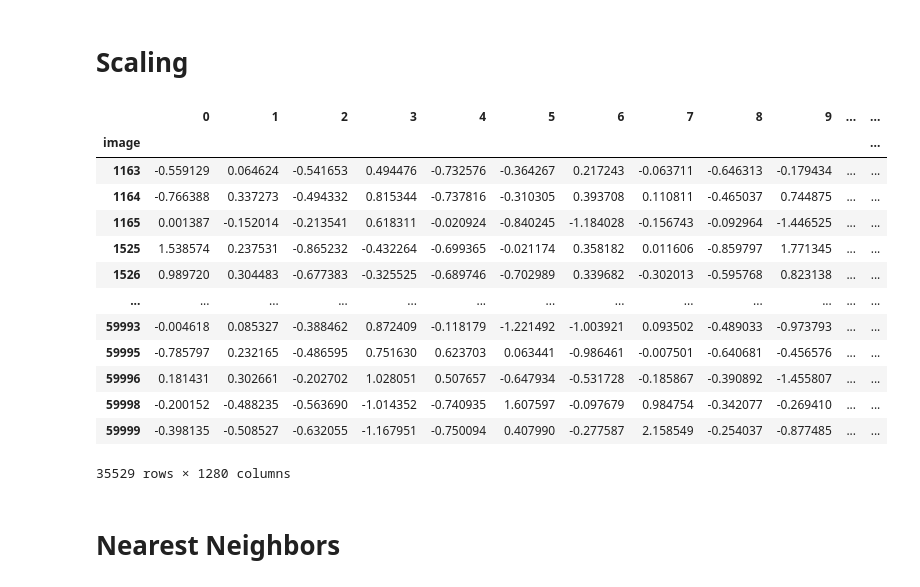
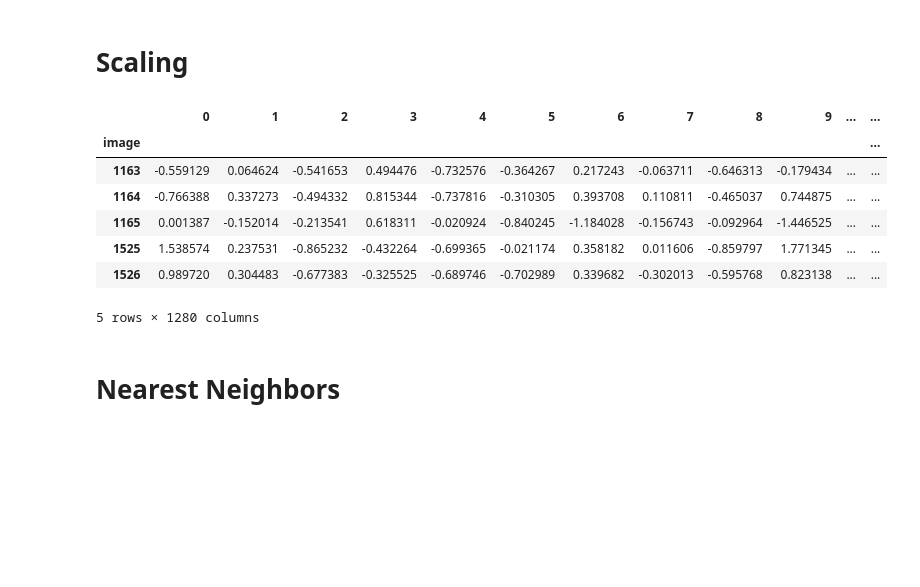
Before and after one commit to zeinovich/image-ranking, a Jupyter notebook: notebooks/1107-zeinovich-knn.ipynb, the cells around one changed output. Drawn from its saved outputs; the diff is of its cells as text; code cells hidden in the pictures; blank space fills up the shorter version.

```diff
--- a/notebooks/1107-zeinovich-knn.ipynb
+++ b/notebooks/1107-zeinovich-knn.ipynb
@@ -56,22 +56,16 @@ scaler = StandardScaler()
 scaler.fit(embeddings)
 embeddings = pd.DataFrame(scaler.fit_transform(embeddings.values), columns=embeddings.columns, index=embeddings.index)
 # %%
-embeddings
+embeddings.head()
 # %% [output]
 |  | 0 | 1 | 2 | 3 | 4 | 5 | 6 | 7 | 8 | 9 | ... | ... |
 | image |  |  |  |  |  |  |  |  |  |  |  | ... |
 | 1163 | -0.559129 | 0.064624 | -0.541653 | 0.494476 | -0.732576 | -0.364267 | 0.217243 | -0.063711 | -0.646313 | -0.179434 | ... | ... |
 | 1164 | -0.766388 | 0.337273 | -0.494332 | 0.815344 | -0.737816 | -0.310305 | 0.393708 | 0.110811 | -0.465037 | 0.744875 | ... | ... |
 | 1165 | 0.001387 | -0.152014 | -0.213541 | 0.618311 | -0.020924 | -0.840245 | -1.184028 | -0.156743 | -0.092964 | -1.446525 | ... | ... |
 | 1525 | 1.538574 | 0.237531 | -0.865232 | -0.432264 | -0.699365 | -0.021174 | 0.358182 | 0.011606 | -0.859797 | 1.771345 | ... | ... |
 | 1526 | 0.989720 | 0.304483 | -0.677383 | -0.325525 | -0.689746 | -0.702989 | 0.339682 | -0.302013 | -0.595768 | 0.823138 | ... | ... |
-| ... | ... | ... | ... | ... | ... | ... | ... | ... | ... | ... | ... | ... |
-| 59993 | -0.004618 | 0.085327 | -0.388462 | 0.872409 | -0.118179 | -1.221492 | -1.003921 | 0.093502 | -0.489033 | -0.973793 | ... | ... |
-| 59995 | -0.785797 | 0.232165 | -0.486595 | 0.751630 | 0.623703 | 0.063441 | -0.986461 | -0.007501 | -0.640681 | -0.456576 | ... | ... |
-| 59996 | 0.181431 | 0.302661 | -0.202702 | 1.028051 | 0.507657 | -0.647934 | -0.531728 | -0.185867 | -0.390892 | -1.455807 | ... | ... |
-| 59998 | -0.200152 | -0.488235 | -0.563690 | -1.014352 | -0.740935 | 1.607597 | -0.097679 | 0.984754 | -0.342077 | -0.269410 | ... | ... |
-| 59999 | -0.398135 | -0.508527 | -0.632055 | -1.167951 | -0.750094 | 0.407990 | -0.277587 | 2.158549 | -0.254037 | -0.877485 | ... | ... |
-35529 rows × 1280 columns
+5 rows × 1280 columns
 # %% [markdown]
 # Nearest Neighbors
 # %%
```
Also changed, not shown: parts of 8 cells of this notebook, 10 other files.
